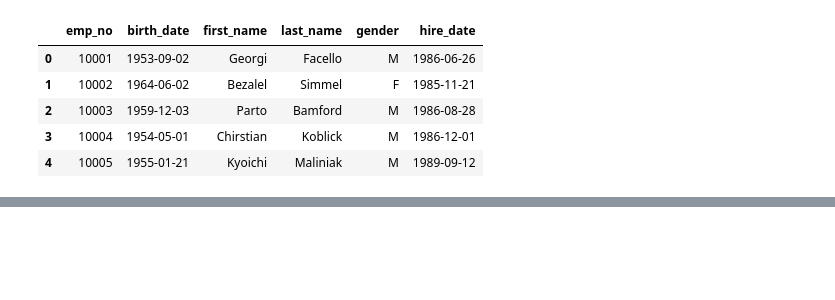
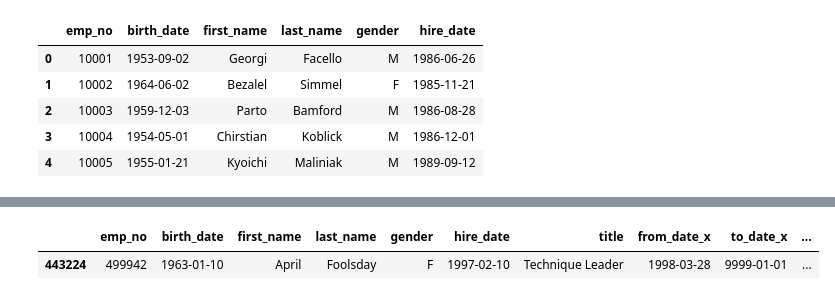
Before and after one commit to MPdeM/SQL-Challenge, a Jupyter notebook: EmployeeSQL/data_analysis.ipynb, the cells around one changed output, grey strips where cells are left out. Cells and saved outputs as stored; diff of their text form; code cells hidden in the pictures; blank space fills up the shorter version.

```diff
--- a/EmployeeSQL/data_analysis.ipynb
+++ b/EmployeeSQL/data_analysis.ipynb
@@ -139,0 +126,8 @@ titles = pd.read_sql("SELECT * FROM titles ", connection)
+# %%
+# retrieve the information for employee 499942
+
+me = employee_salary_title.loc[employee_salary_title['emp_no'] == 499942]
+me
+# %% [output]
+|  | emp_no | birth_date | first_name | last_name | gender | hire_date | title | from_date_x | to_date_x | ... |
+| 443224 | 499942 | 1963-01-10 | April | Foolsday | F | 1997-02-10 | Technique Leader | 1998-03-28 | 9999-01-01 | ... |
```
Also changed, not shown: parts of 6 cells of this notebook, 1 other file.
